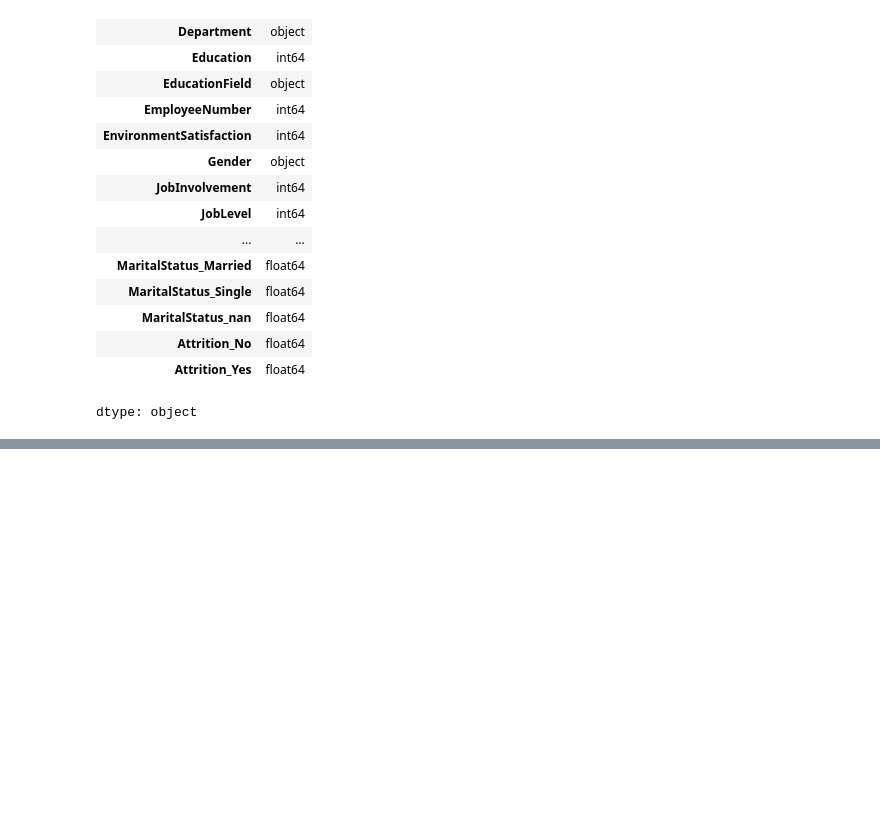
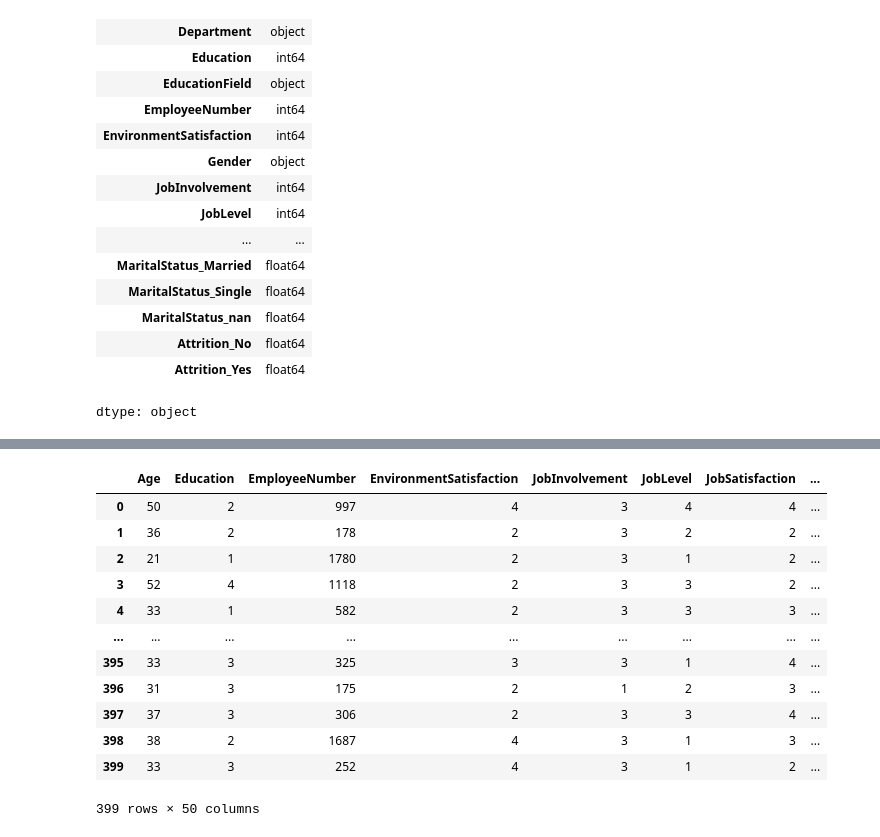
Before and after one commit to jcml002/15_Reto, a Jupyter notebook: 16_RetoEmpleados.ipynb, the cells around one changed output, grey strips where cells are left out. Drawn from its saved outputs; the diff is of its cells as text; code cells hidden in the pictures; blank space fills up the shorter version.

```diff
--- a/16_RetoEmpleados.ipynb
+++ b/16_RetoEmpleados.ipynb
@@ -186,0 +199,20 @@ dtype: object
+# %%
+#10 seleccionar variables que tengan una correlación mayo a 0.1
+
+EmpleadosAttritionFinal = df_matrix[df_matrix.abs() > 0.1]
+# %%
+EmpleadosAttritionFinal
+# %% [output]
+|  | Age | Education | EmployeeNumber | EnvironmentSatisfaction | JobInvolvement | JobLevel | JobSatisfaction | ... |
+| 0 | 50 | 2 | 997 | 4 | 3 | 4 | 4 | ... |
+| 1 | 36 | 2 | 178 | 2 | 3 | 2 | 2 | ... |
+| 2 | 21 | 1 | 1780 | 2 | 3 | 1 | 2 | ... |
+| 3 | 52 | 4 | 1118 | 2 | 3 | 3 | 2 | ... |
+| 4 | 33 | 1 | 582 | 2 | 3 | 3 | 3 | ... |
+| ... | ... | ... | ... | ... | ... | ... | ... | ... |
+| 395 | 33 | 3 | 325 | 3 | 3 | 1 | 4 | ... |
+| 396 | 31 | 3 | 175 | 2 | 1 | 2 | 3 | ... |
+| 397 | 37 | 3 | 306 | 2 | 3 | 3 | 4 | ... |
+| 398 | 38 | 2 | 1687 | 4 | 3 | 1 | 3 | ... |
+| 399 | 33 | 3 | 252 | 4 | 3 | 1 | 2 | ... |
+399 rows × 50 columns
```
Also changed, not shown: parts of 4 cells of this notebook.
